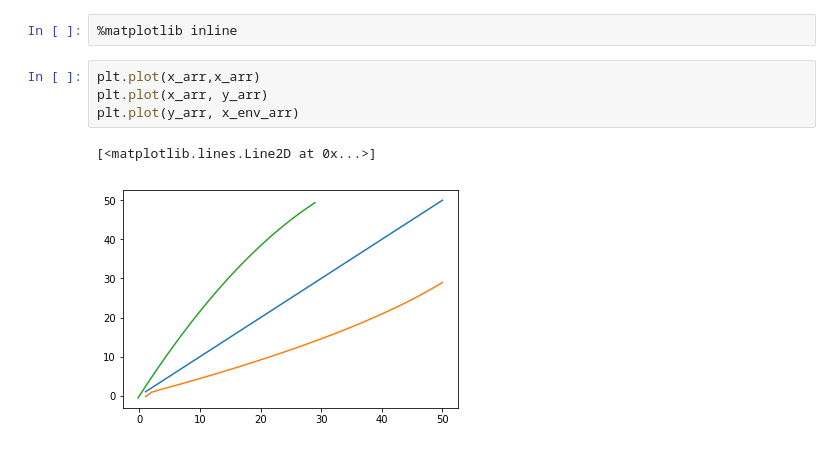
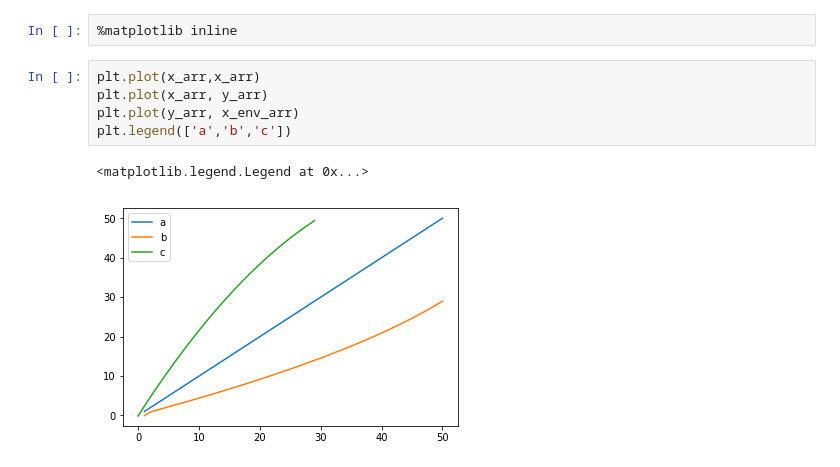
Before and after one commit to Suntsan/antiAI, a Jupyter notebook: tutorial/deep_network_realize.ipynb, the cells around one changed output. Cells and saved outputs as stored; diff of their text form.

```diff
--- a/tutorial/deep_network_realize.ipynb
+++ b/tutorial/deep_network_realize.ipynb
@@ -126,10 +128,11 @@ for num, z1 in enumerate(x_arr):
 # %%
 plt.plot(x_arr,x_arr)
 plt.plot(x_arr, y_arr)
 plt.plot(y_arr, x_env_arr)
+plt.legend(['a','b','c'])
 # %% [output]
-[<matplotlib.lines.Line2D at 0x...>]
+<matplotlib.legend.Legend at 0x...>
-[figure, old version]
+[figure, new version]
 # %%
 plt.plot(x_arr, x_arr - x_env_arr)
 # %% [output]
```
Also changed, not shown: parts of 4 cells of this notebook, 1 other file.
